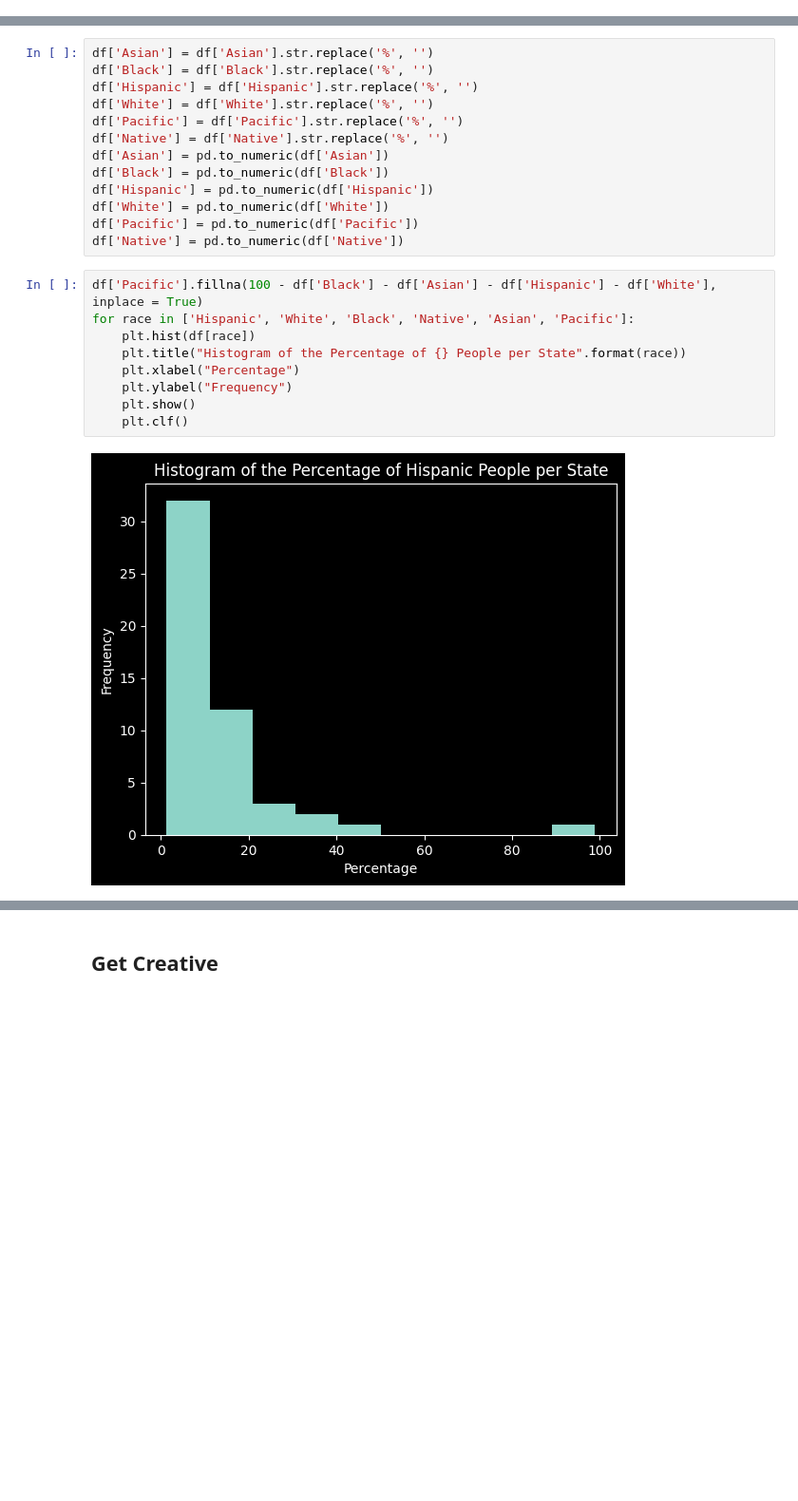
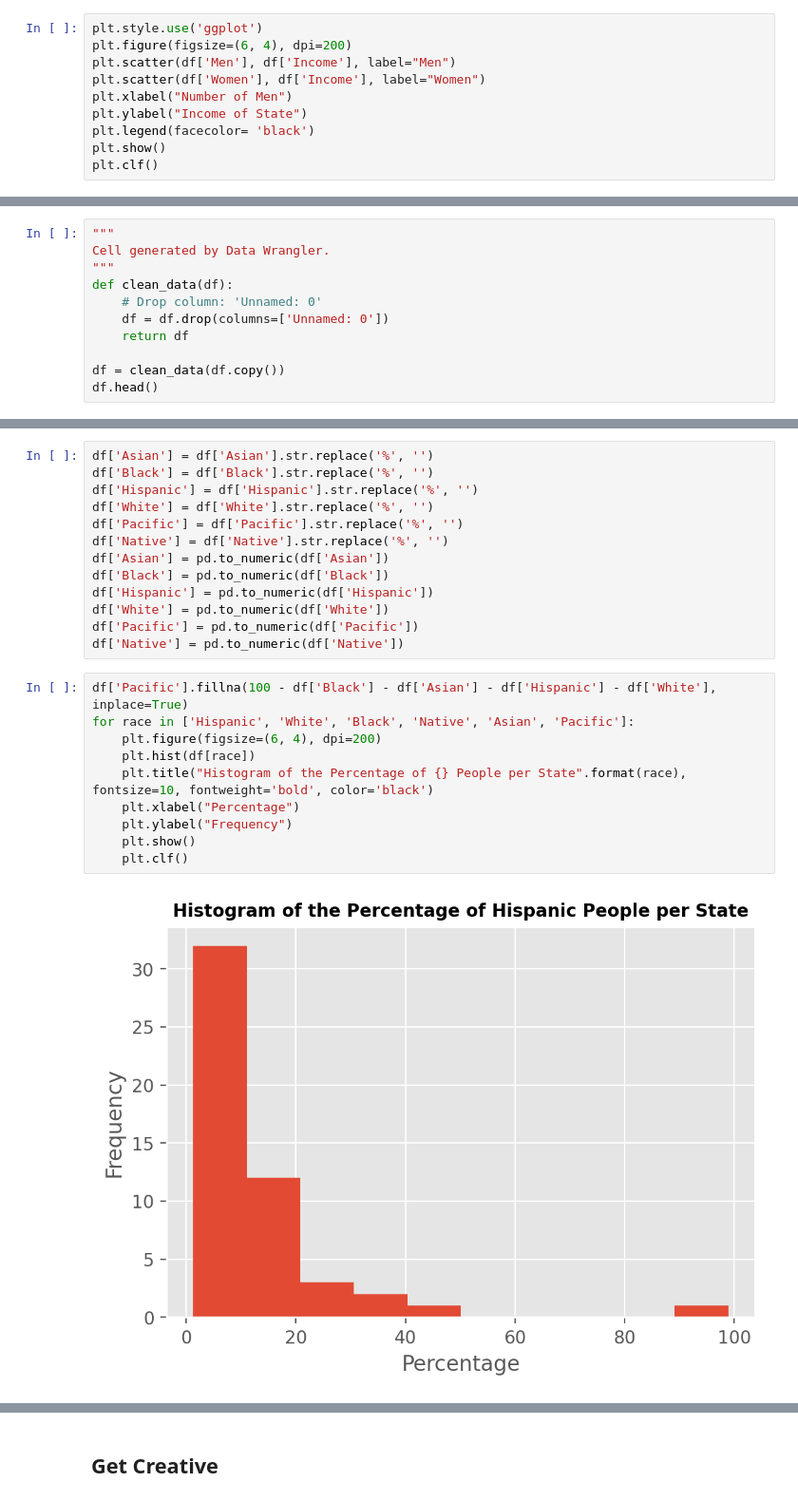
Before and after one commit to N1ch0l4sM/Cleaning-US-Census-Data, a Jupyter notebook: Cleaning US Census Data.ipynb, the cells around one changed output, grey strips where cells are left out. Shown at 95% size. Cells and saved outputs as stored; diff of their text form; blank space fills up the shorter version.

```diff
--- a/Cleaning US Census Data.ipynb
+++ b/Cleaning US Census Data.ipynb
@@ -144,0 +140,10 @@ plt.clf()
+# %%
+plt.style.use('ggplot')
+plt.figure(figsize=(6, 4), dpi=200)
+plt.scatter(df['Men'], df['Income'], label="Men")
+plt.scatter(df['Women'], df['Income'], label="Women")
+plt.xlabel("Number of Men")
+plt.ylabel("Income of State")
+plt.legend(facecolor= 'black')
+plt.show()
+plt.clf()
@@ -205,3 +213,14 @@ df.head()
 | 2 | 2 | Arizona | 6641928 | 29.57% | 57.12% | 3.85% | 4.36% | 2.88% | 0.17% | 54207.82 | ... |
 | 3 | 3 | Arkansas | 2958208 | 6.22% | 71.14% | 18.97% | 0.52% | 1.14% | 0.15% | 41935.63 | ... |
 | 4 | 4 | California | 38421464 | 37.29% | 40.22% | 5.68% | 0.41% | 13.05% | 0.35% | 67264.78 | ... |
+# %%
+"""
+Cell generated by Data Wrangler.
+"""
+def clean_data(df):
+    # Drop column: 'Unnamed: 0'
+    df = df.drop(columns=['Unnamed: 0'])
+    return df
+
+df = clean_data(df.copy())
+df.head()
@@ -238,13 +275,14 @@ df['White'] = pd.to_numeric(df['White'])
 df['Pacific'] = pd.to_numeric(df['Pacific'])
 df['Native'] = pd.to_numeric(df['Native'])
 # %%
-df['Pacific'].fillna(100 - df['Black'] - df['Asian'] - df['Hispanic'] - df['White'], inplace = True)
+df['Pacific'].fillna(100 - df['Black'] - df['Asian'] - df['Hispanic'] - df['White'], inplace=True)
 for race in ['Hispanic', 'White', 'Black', 'Native', 'Asian', 'Pacific']:
+    plt.figure(figsize=(6, 4), dpi=200)
     plt.hist(df[race])
-    plt.title("Histogram of the Percentage of {} People per State".format(race))
+    plt.title("Histogram of the Percentage of {} People per State".format(race), fontsize=10, fontweight='bold', color='black')
     plt.xlabel("Percentage")
     plt.ylabel("Frequency")
     plt.show()
     plt.clf()
 # %% [output]
-[figure, old version]
+[figure, new version]
```
Also changed, not shown: parts of 12 cells of this notebook, 7 other files.
